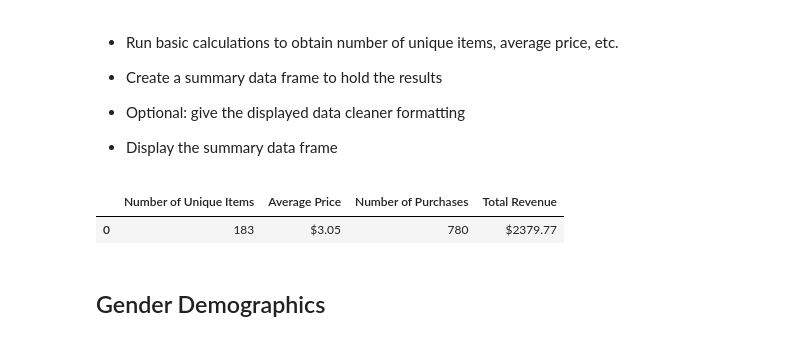
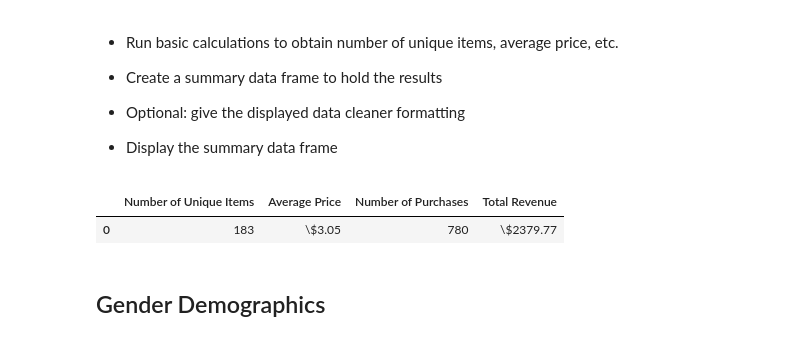
Before and after one commit to spastranas/Python-challenge, a Jupyter notebook: Data Analysis with Python - Sandra Pastrana.ipynb, the cells around one changed output. Drawn from its saved outputs; the diff is of its cells as text; code cells hidden in the pictures.

```diff
--- a/Data Analysis with Python - Sandra Pastrana.ipynb
+++ b/Data Analysis with Python - Sandra Pastrana.ipynb
@@ -58,18 +58,18 @@ Total_Players_df
 # %%
 #calculate each column individualy in separate variables
 UniqueItems=len(purchase_data["Item ID"].unique())
 Price=purchase_data["Price"].mean()
 Purchases=purchase_data["Purchase ID"].count()
 Rev=purchase_data["Price"].sum()
 #create a dataframe with the values of the variables
 summaryDF=pd.DataFrame({"Number of Unique Items":[UniqueItems], "Average Price": [Price], "Number of Purchases":[Purchases], "Total Revenue":[Rev]})
 #format the columns
-summaryDF["Average Price"]=summaryDF["Average Price"].map("${:.2f}".format)
-summaryDF["Total Revenue"]=summaryDF["Total Revenue"].map("${:.2f}".format)
+summaryDF["Average Price"]=summaryDF["Average Price"].map("\${:.2f}".format)
+summaryDF["Total Revenue"]=summaryDF["Total Revenue"].map("\${:.2f}".format)
 summaryDF
 # %% [output]
 |  | Number of Unique Items | Average Price | Number of Purchases | Total Revenue |
-| 0 | 183 | $3.05 | 780 | $2379.77 |
+| 0 | 183 | \$3.05 | 780 | \$2379.77 |
 # %% [markdown]
 ## Gender Demographics
 # %% [markdown]
```
Also changed, not shown: parts of 2 cells of this notebook.
